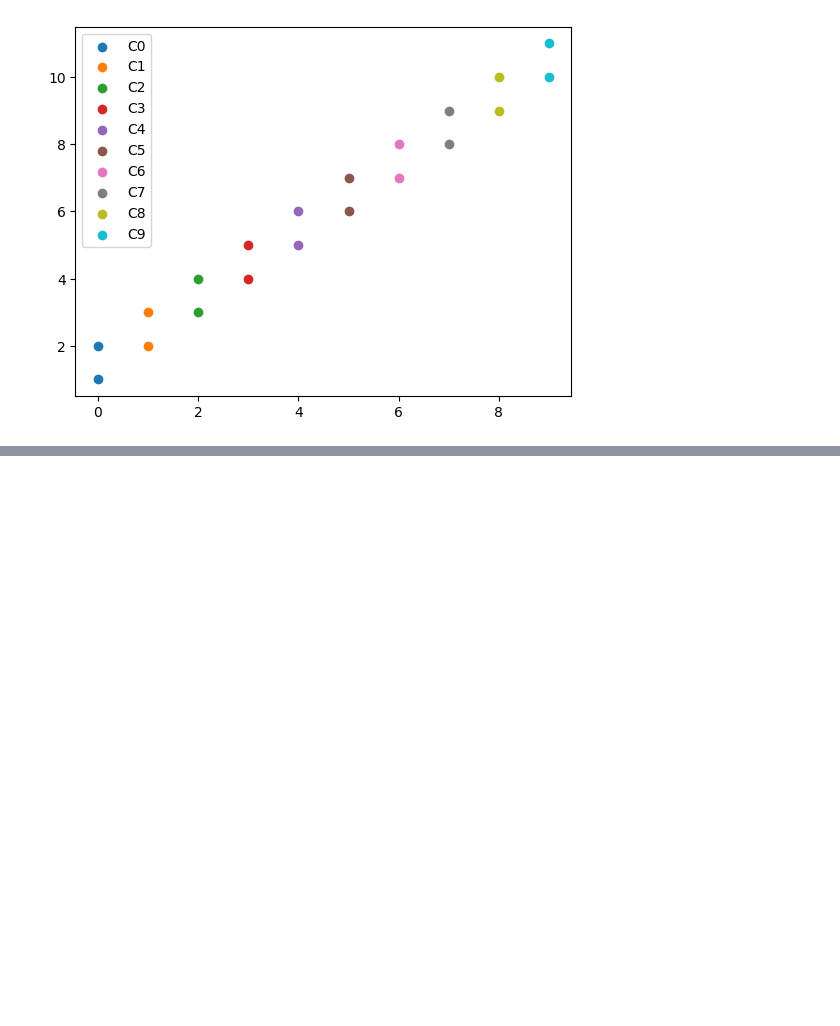
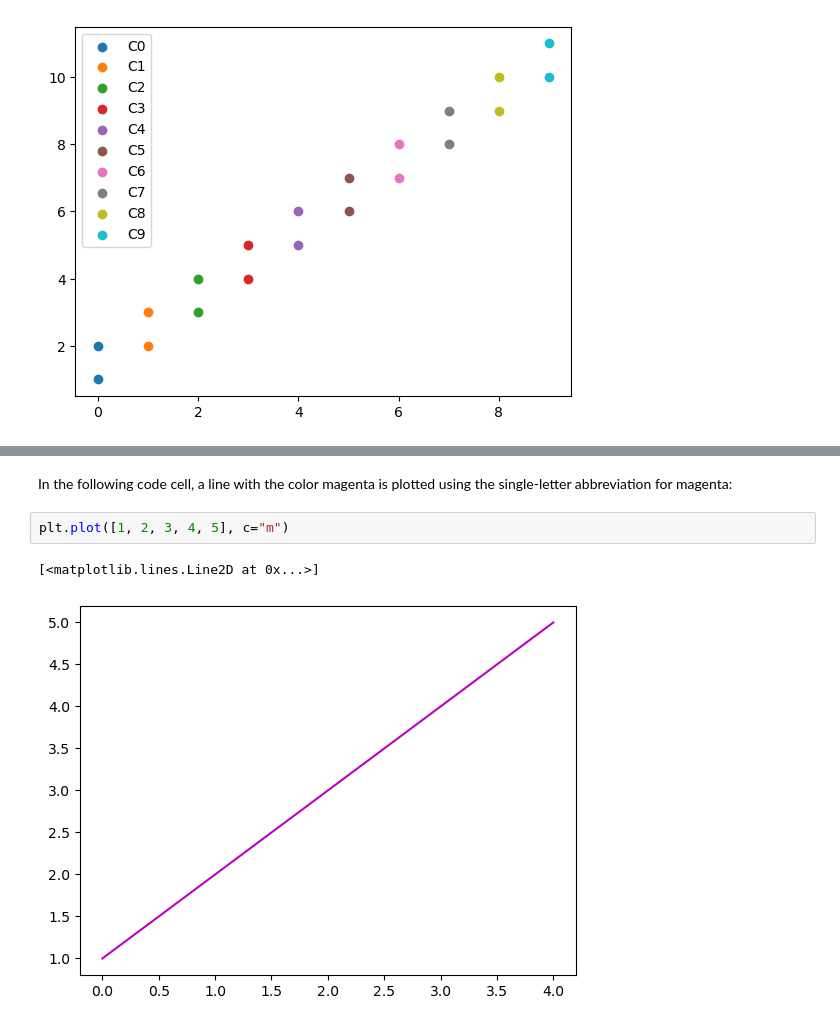
Before and after one commit to francis-ohara/intro-to-data-science, a Jupyter notebook: notebooks/5-matplotlib-exercise.ipynb, the cells around one changed output, grey strips where cells are left out. Cells and saved outputs as stored; diff of their text form; blank space fills up the shorter version.

```diff
--- a/notebooks/5-matplotlib-exercise.ipynb
+++ b/notebooks/5-matplotlib-exercise.ipynb
@@ -821,0 +909,7 @@ plt.show()
+# %% [markdown]
+In the following code cell, a line with the color magenta is plotted using the single-letter abbreviation for magenta:
+# %%
+plt.plot([1, 2, 3, 4, 5], c="m")
+# %% [output]
+[<matplotlib.lines.Line2D at 0x...>]
+[figure, added]
```
Also changed, not shown: parts of 24 cells of this notebook, 1 other file.
